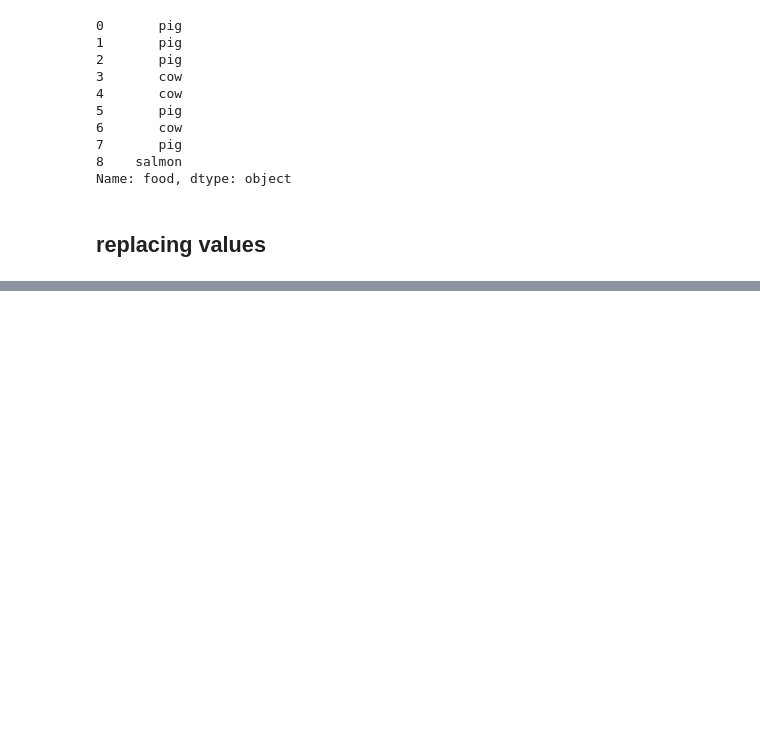
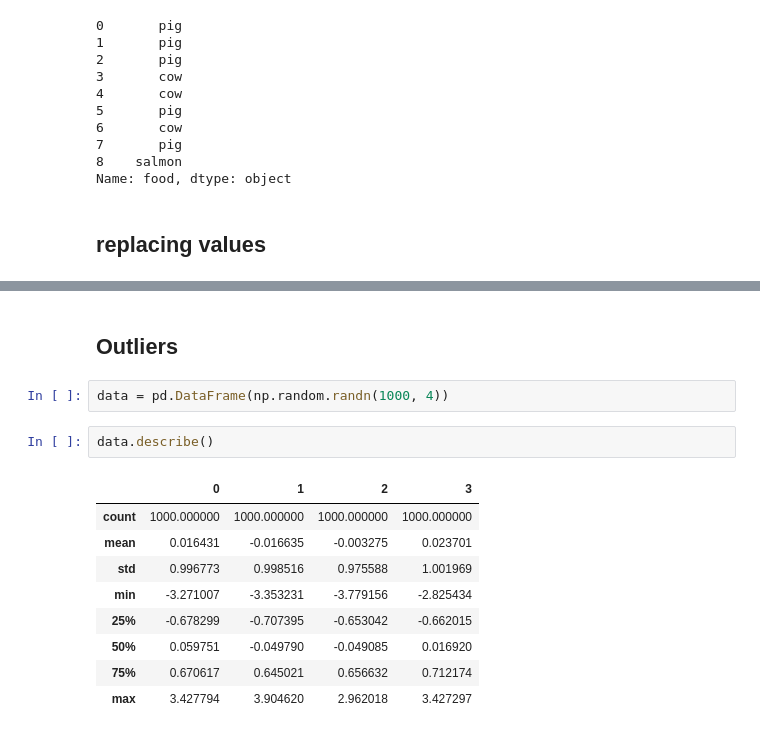
Before and after one commit to Zlisu/Notes, a Jupyter notebook: Python for Data Analysis/Ch 7.ipynb, the cells around one changed output, grey strips where cells are left out. Cells and saved outputs as stored; diff of their text form; blank space fills up the shorter version.

```diff
--- a/Python for Data Analysis/Ch 7.ipynb
+++ b/Python for Data Analysis/Ch 7.ipynb
@@ -412,0 +620,16 @@ Name: food, dtype: object
+# %% [markdown]
+## Outliers
+# %%
+data = pd.DataFrame(np.random.randn(1000, 4))
+# %%
+data.describe()
+# %% [output]
+|  | 0 | 1 | 2 | 3 |
+| count | 1000.000000 | 1000.000000 | 1000.000000 | 1000.000000 |
+| mean | 0.016431 | -0.016635 | -0.003275 | 0.023701 |
+| std | 0.996773 | 0.998516 | 0.975588 | 1.001969 |
+| min | -3.271007 | -3.353231 | -3.779156 | -2.825434 |
+| 25% | -0.678299 | -0.707395 | -0.653042 | -0.662015 |
+| 50% | 0.059751 | -0.049790 | -0.049085 | 0.016920 |
+| 75% | 0.670617 | 0.645021 | 0.656632 | 0.712174 |
+| max | 3.427794 | 3.904620 | 2.962018 | 3.427297 |
```
Also changed, not shown: parts of 85 cells of this notebook.
